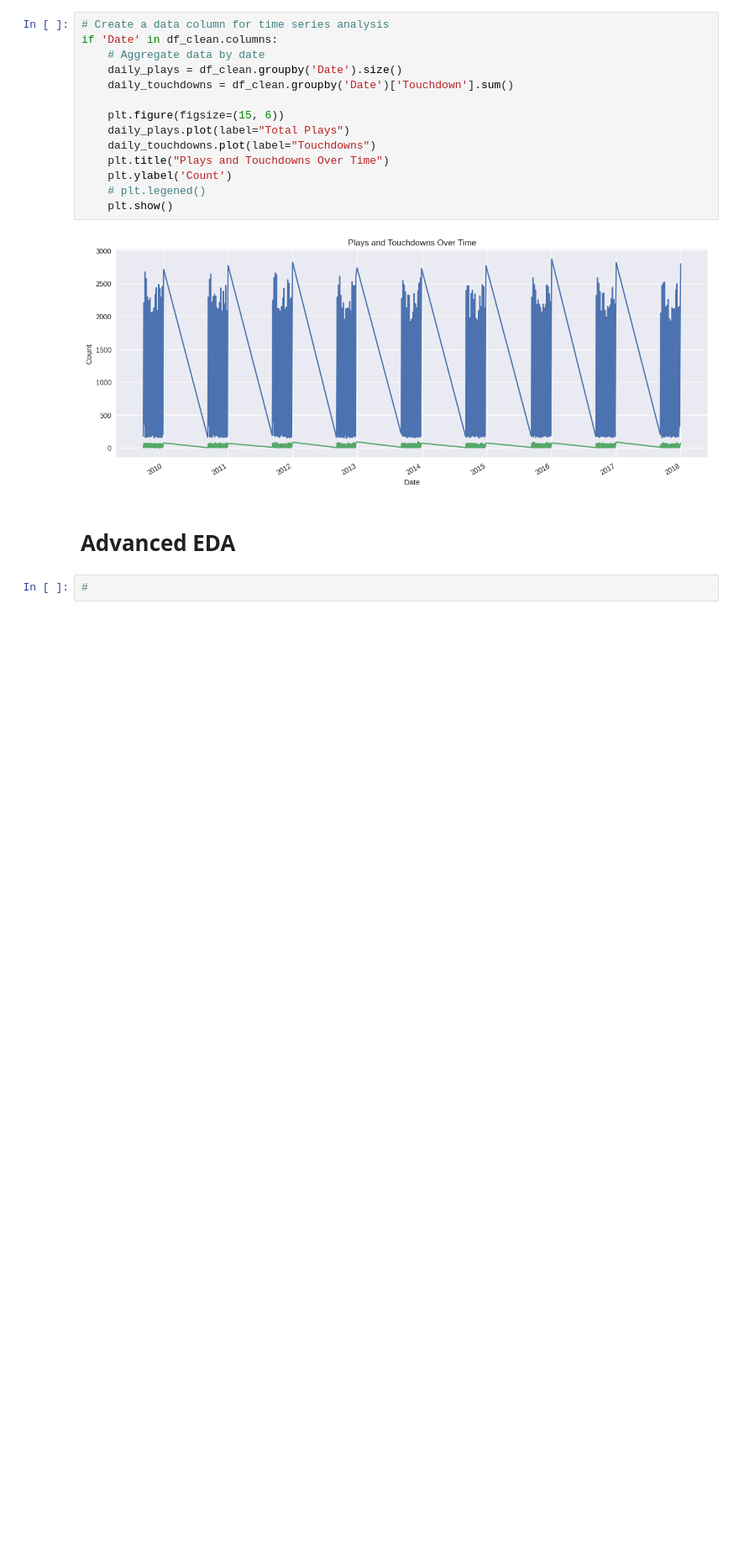
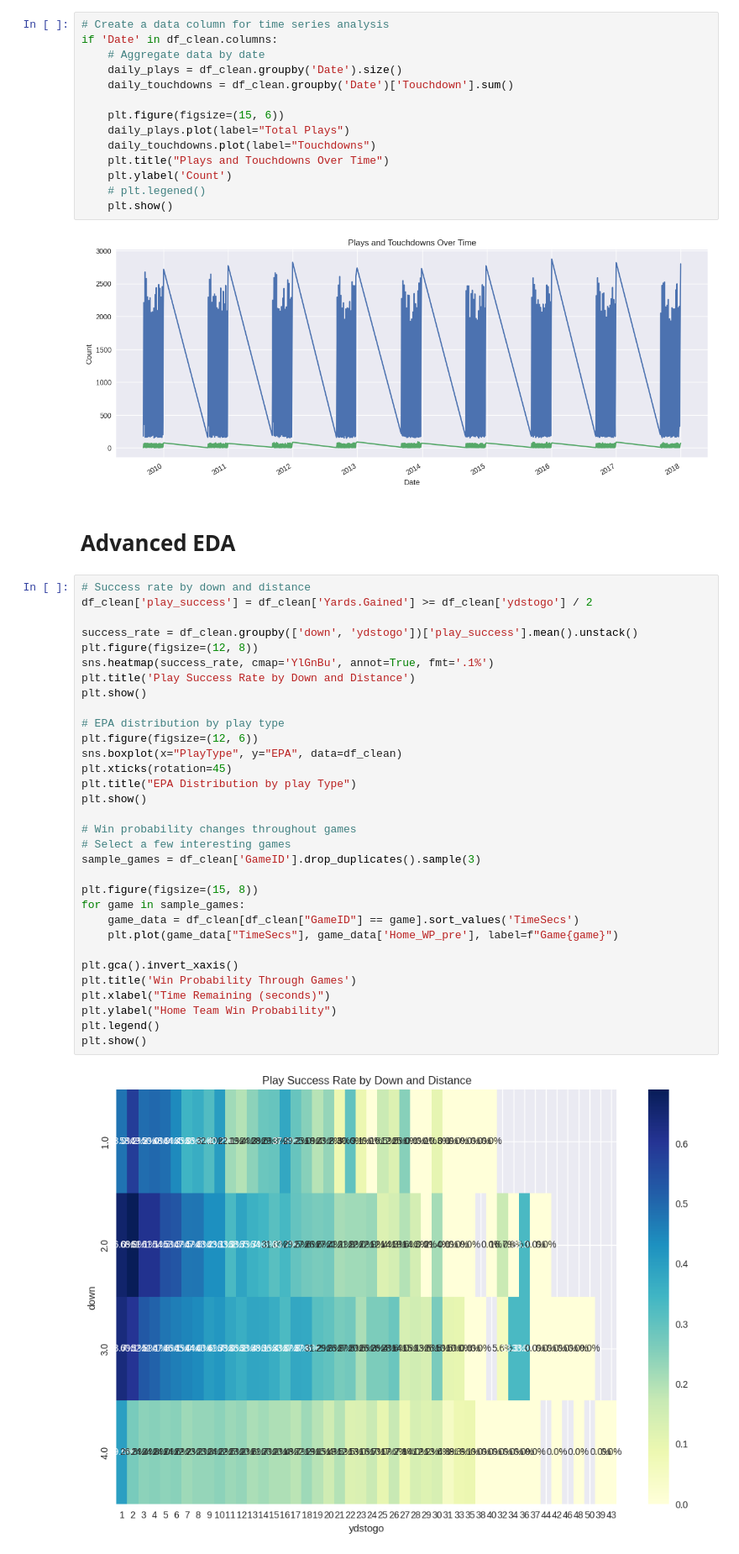
Before and after one commit to alistechworld/Data-Cleaning-Challenge-and-Prediction-NFL, a Jupyter notebook: data-cleaning-challenge-and-prediction-nfl.ipynb, the cells around one changed output. Shown at 84% size. Drawn from its saved outputs; the diff is of its cells as text; blank space fills up the shorter version.

Commit message:
Kaggle Notebook | Data Cleaning Challenge and Prediction NFL | Version 6

```diff
--- a/data-cleaning-challenge-and-prediction-nfl.ipynb
+++ b/data-cleaning-challenge-and-prediction-nfl.ipynb
@@ -370,5 +370,37 @@ if 'Date' in df_clean.columns:
 [figure]
 # %% [markdown]
 # Advanced EDA
-# %%
-#
+# %%
+# Success rate by down and distance
+df_clean['play_success'] = df_clean['Yards.Gained'] >= df_clean['ydstogo'] / 2
+
+success_rate = df_clean.groupby(['down', 'ydstogo'])['play_success'].mean().unstack()
+plt.figure(figsize=(12, 8))
+sns.heatmap(success_rate, cmap='YlGnBu', annot=True, fmt='.1%')
+plt.title('Play Success Rate by Down and Distance')
+plt.show()
+
+# EPA distribution by play type
+plt.figure(figsize=(12, 6))
+sns.boxplot(x="PlayType", y="EPA", data=df_clean)
+plt.xticks(rotation=45)
+plt.title("EPA Distribution by play Type")
+plt.show()
+
+# Win probability changes throughout games
+# Select a few interesting games
+sample_games = df_clean['GameID'].drop_duplicates().sample(3)
+
+plt.figure(figsize=(15, 8))
+for game in sample_games:
+    game_data = df_clean[df_clean["GameID"] == game].sort_values('TimeSecs')
+    plt.plot(game_data["TimeSecs"], game_data['Home_WP_pre'], label=f"Game{game}")
+
+plt.gca().invert_xaxis()
+plt.title('Win Probability Through Games')
+plt.xlabel("Time Remaining (seconds)")
+plt.ylabel("Home Team Win Probability")
+plt.legend()
+plt.show()
+# %% [output]
+[figure, added]
```
Also changed, not shown: parts of 2 cells of this notebook.
